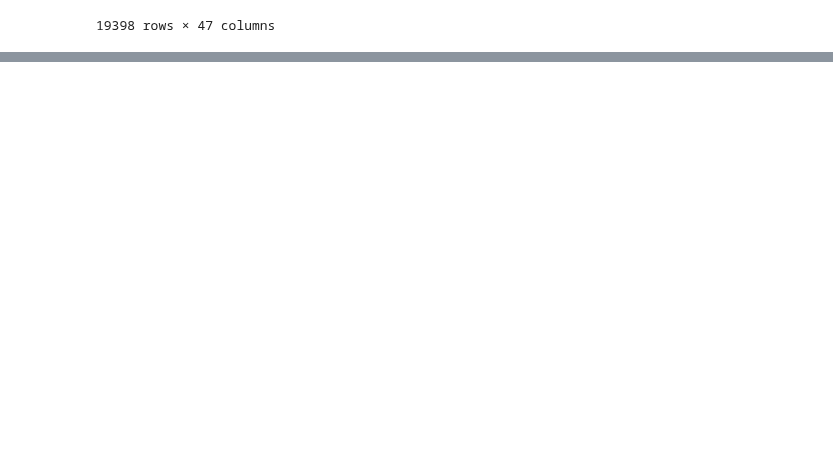
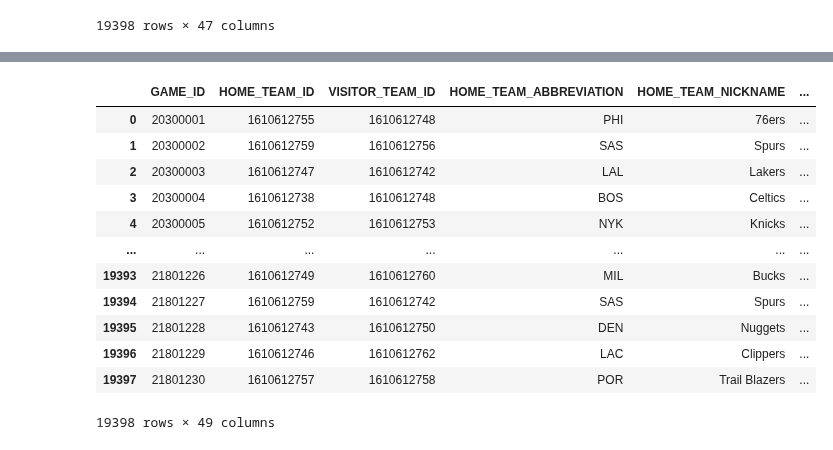
Before and after one commit to robertomanzanolopez/nba_statistics_prediction, a Jupyter notebook: modifing_dataframe2.ipynb, the cells around one changed output, grey strips where cells are left out. Cells and saved outputs as stored; diff of their text form; code cells hidden in the pictures; blank space fills up the shorter version.

Commit message:
last sorting of columns.

```diff
--- a/modifing_dataframe2.ipynb
+++ b/modifing_dataframe2.ipynb
@@ -294,0 +297,5 @@ df
+# %%
+import pandas as pd
+df = pd.read_csv('df_complete.csv')
+df = df.drop('Unnamed: 0', axis=1)
+df
@@ -295,2 +316,33 @@ df
+# %%
+df = df[['GAME_ID', 'HOME_TEAM_ID', 'VISITOR_TEAM_ID', 'HOME_TEAM_ABBREVIATION', 'HOME_TEAM_NICKNAME',\
+         'VISITOR_TEAM_ABBREVIATION', 'VISITOR_TEAM_NICKNAME', 'SEASON','GAME_DATE', \
+         'FG_PCT_home','FT_PCT_home', 'FG3_PCT_home', 'PERCENT_VIC_UNITL_THIS_GAME_HOME_TEAM', \
+         'PERCENT_VIC_LAST5_GAMES_HOME_TEAM', 'PERCENT_VIC_LAST10_GAMES_HOME_TEAM', \
+         'AVG_POINTS_UNTIL_THIS_GAME_HOME_TEAM', 'AVG_POINTS_LAST5_HOME_TEAM', 'AVG_POINTS_LAST10_HOME_TEAM', \
+         'AVG_FGPERCENT_UNTIL_THIS_GAME_HOME_TEAM', 'AVG_FGPERCENT_LAST5_HOME_TEAM', \
+         'AVG_FGPERCENT_LAST10_HOME_TEAM', 'AVG_FGPERCENT_LAST10_HOME_TEAM', 'AVG_FG3PCT_UNTIL_THIS_GAME_HOME_TEAM',\
+         'AVG_FG3PCT_LAST5_HOME_TEAM', 'AVG_FG3PCT_LAST10_HOME_TEAM', 'AST_home', 'REB_home', \
+         'FG_PCT_away','FT_PCT_away', 'FG3_PCT_away', 'PERCENT_VIC_UNITL_THIS_GAME_VISITOR_TEAM', \
+         'PERCENT_VIC_LAST5_GAMES_VISITOR_TEAM', 'PERCENT_VIC_LAST10_GAMES_VISITOR_TEAM', \
+         'AVG_POINTS_UNTIL_THIS_GAME_VISITOR_TEAM', 'AVG_POINTS_LAST5_VISITOR_TEAM','AVG_POINTS_LAST10_VISITOR_TEAM', \
+         'AVG_FGPERCENT_UNTIL_THIS_GAME_VISITOR_TEAM', 'AVG_FGPERCENT_LAST5_VISITOR_TEAM', \
+         'AVG_FGPERCENT_LAST10_VISITOR_TEAM', 'AVG_FGPERCENT_LAST10_VISITOR_TEAM', \
+         'AVG_FG3PCT_UNTIL_THIS_GAME_VISITOR_TEAM', 'AVG_FG3PCT_LAST5_VISITOR_TEAM', 'AVG_FG3PCT_LAST10_VISITOR_TEAM',\
+         'AST_home', 'REB_home', 'HOME_TEAM_WINS', 'VISITOR_TEAM_WINS', 'PTS_home', 'PTS_away']]
+df
+# %% [output]
+|  | GAME_ID | HOME_TEAM_ID | VISITOR_TEAM_ID | HOME_TEAM_ABBREVIATION | HOME_TEAM_NICKNAME | ... |
+| 0 | 20300001 | 1610612755 | 1610612748 | PHI | 76ers | ... |
+| 1 | 20300002 | 1610612759 | 1610612756 | SAS | Spurs | ... |
+| 2 | 20300003 | 1610612747 | 1610612742 | LAL | Lakers | ... |
+| 3 | 20300004 | 1610612738 | 1610612748 | BOS | Celtics | ... |
+| 4 | 20300005 | 1610612752 | 1610612753 | NYK | Knicks | ... |
+| ... | ... | ... | ... | ... | ... | ... |
+| 19393 | 21801226 | 1610612749 | 1610612760 | MIL | Bucks | ... |
+| 19394 | 21801227 | 1610612759 | 1610612742 | SAS | Spurs | ... |
+| 19395 | 21801228 | 1610612743 | 1610612750 | DEN | Nuggets | ... |
+| 19396 | 21801229 | 1610612746 | 1610612762 | LAC | Clippers | ... |
+| 19397 | 21801230 | 1610612757 | 1610612758 | POR | Trail Blazers | ... |
+19398 rows × 49 columns
 # %%
 df.to_csv('df_complete.csv')
```
Also changed, not shown: parts of 2 cells of this notebook.
